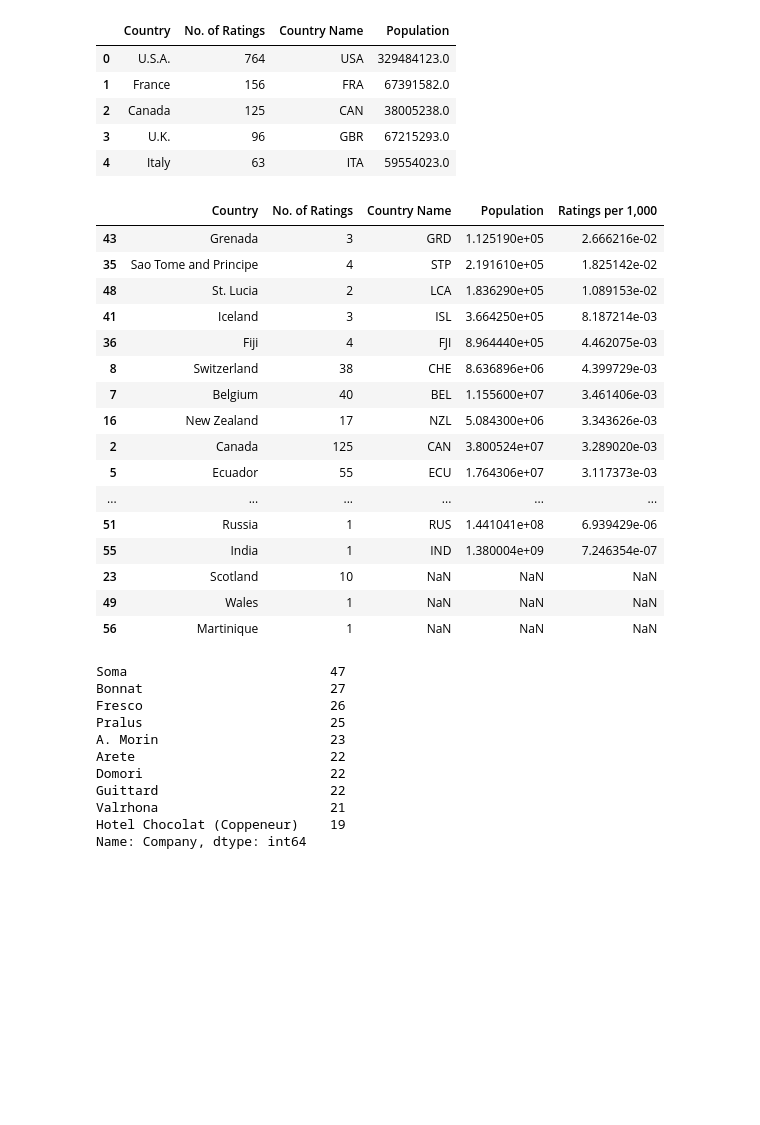
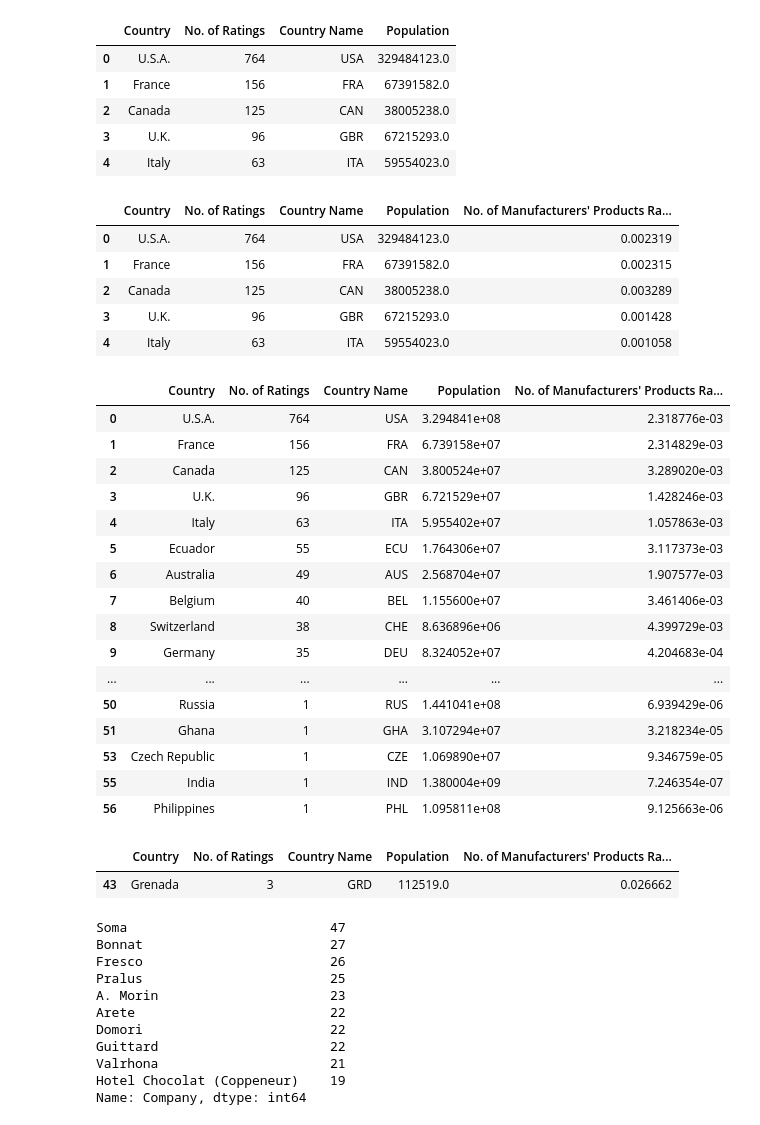
Before and after one commit to klaralynch/MyProject, a Jupyter notebook: First.ipynb, the cells around one changed output. Saved outputs shown, nothing was run; the diff lists cells and outputs as text; code cells hidden in the pictures; blank space fills up the shorter version.

```diff
--- a/First.ipynb
+++ b/First.ipynb
@@ -465,30 +465,45 @@ country_counts_pop_merged.head()
 | 3 | U.K. | 96 | GBR | 67215293.0 |
 | 4 | Italy | 63 | ITA | 59554023.0 |
 # %%
-# Reviewing which Country has the most Ratings per Capita?
-# Add column which showcases Ratings per Capita
+# Reviewing which Country has the most number of Manufacturers' Products Rated per 1,000?
+# Add column which showcases No. of Manufacturers' Products Rated per 1,000
 
-country_counts_pop_merged["Ratings per 1,000"] = (country_counts_pop_merged["No. of Ratings"] / country_counts_pop_merged["Population"]* 1000)
-country_counts_pop_merged
-
-# Sort values in Ratings by 1,000 to understand which Country ranks first
-country_counts_pop_merged.sort_values("Ratings per 1,000", ascending=False)
+country_counts_pop_merged["No. of Manufacturers' Products Rated per 1,000"] = (country_counts_pop_merged["No. of Ratings"] / country_counts_pop_merged["Population"]* 1000)
+country_counts_pop_merged.head()
 # %% [output]
-|  | Country | No. of Ratings | Country Name | Population | Ratings per 1,000 |
-| 43 | Grenada | 3 | GRD | 1.125190e+05 | 2.666216e-02 |
-| 35 | Sao Tome and Principe | 4 | STP | 2.191610e+05 | 1.825142e-02 |
-| 48 | St. Lucia | 2 | LCA | 1.836290e+05 | 1.089153e-02 |
-| 41 | Iceland | 3 | ISL | 3.664250e+05 | 8.187214e-03 |
-| 36 | Fiji | 4 | FJI | 8.964440e+05 | 4.462075e-03 |
-| 8 | Switzerland | 38 | CHE | 8.636896e+06 | 4.399729e-03 |
-| 7 | Belgium | 40 | BEL | 1.155600e+07 | 3.461406e-03 |
-| 16 | New Zealand | 17 | NZL | 5.084300e+06 | 3.343626e-03 |
-| 2 | Canada | 125 | CAN | 3.800524e+07 | 3.289020e-03 |
-| 5 | Ecuador | 55 | ECU | 1.764306e+07 | 3.117373e-03 |
-| ... | ... | ... | ... | ... | ... |
-| 51 | Russia | 1 | RUS | 1.441041e+08 | 6.939429e-06 |
-| 55 | India | 1 | IND | 1.380004e+09 | 7.246354e-07 |
-| 23 | Scotland | 10 | NaN | NaN | NaN |
-| 49 | Wales | 1 | NaN | NaN | NaN |
-| 56 | Martinique | 1 | NaN | NaN | NaN |
+|  | Country | No. of Ratings | Country Name | Population | No. of Manufacturers' Products Ra... |
+| 0 | U.S.A. | 764 | USA | 329484123.0 | 0.002319 |
+| 1 | France | 156 | FRA | 67391582.0 | 0.002315 |
+| 2 | Canada | 125 | CAN | 38005238.0 | 0.003289 |
+| 3 | U.K. | 96 | GBR | 67215293.0 | 0.001428 |
+| 4 | Italy | 63 | ITA | 59554023.0 | 0.001058 |
+# %%
+# Reset index and drop rows with NaN
+country_counts_pop_merged.reset_index(drop=True, inplace=True)
+country_counts_pop_merged.dropna()
+# %% [output]
+|  | Country | No. of Ratings | Country Name | Population | No. of Manufacturers' Products Ra... |
+| 0 | U.S.A. | 764 | USA | 3.294841e+08 | 2.318776e-03 |
+| 1 | France | 156 | FRA | 6.739158e+07 | 2.314829e-03 |
+| 2 | Canada | 125 | CAN | 3.800524e+07 | 3.289020e-03 |
+| 3 | U.K. | 96 | GBR | 6.721529e+07 | 1.428246e-03 |
+| 4 | Italy | 63 | ITA | 5.955402e+07 | 1.057863e-03 |
+| 5 | Ecuador | 55 | ECU | 1.764306e+07 | 3.117373e-03 |
+| 6 | Australia | 49 | AUS | 2.568704e+07 | 1.907577e-03 |
+| 7 | Belgium | 40 | BEL | 1.155600e+07 | 3.461406e-03 |
+| 8 | Switzerland | 38 | CHE | 8.636896e+06 | 4.399729e-03 |
+| 9 | Germany | 35 | DEU | 8.324052e+07 | 4.204683e-04 |
+| ... | ... | ... | ... | ... | ... |
+| 50 | Russia | 1 | RUS | 1.441041e+08 | 6.939429e-06 |
+| 51 | Ghana | 1 | GHA | 3.107294e+07 | 3.218234e-05 |
+| 53 | Czech Republic | 1 | CZE | 1.069890e+07 | 9.346759e-05 |
+| 55 | India | 1 | IND | 1.380004e+09 | 7.246354e-07 |
+| 56 | Philippines | 1 | PHL | 1.095811e+08 | 9.125663e-06 |
+# %%
+# Sort values in No. of Manufacturers' Products Rated per 1,000 to understand which Country ranks first
+country_counts_pop_merged = country_counts_pop_merged.sort_values("No. of Manufacturers' Products Rated per 1,000", ascending=False)
+country_counts_pop_merged.head(1)
+# %% [output]
+|  | Country | No. of Ratings | Country Name | Population | No. of Manufacturers' Products Ra... |
+| 43 | Grenada | 3 | GRD | 112519.0 | 0.026662 |
 # %%
```
Also changed, not shown: parts of 9 cells of this notebook.
